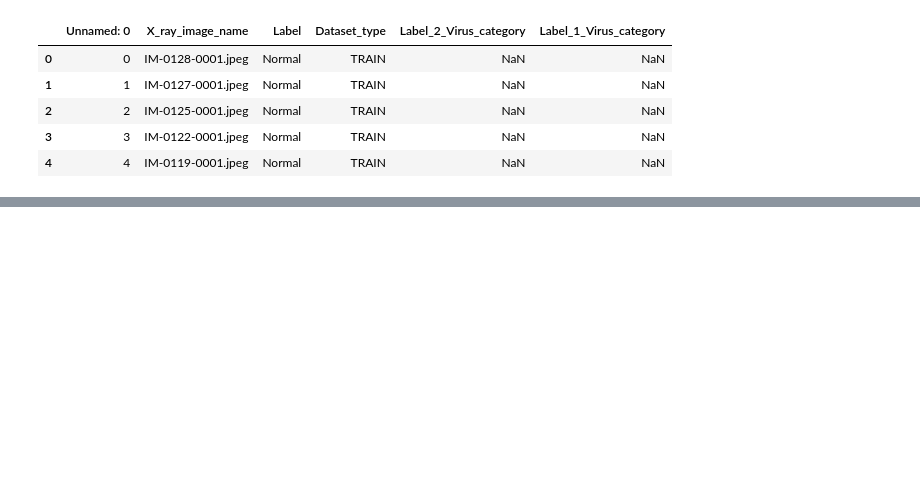
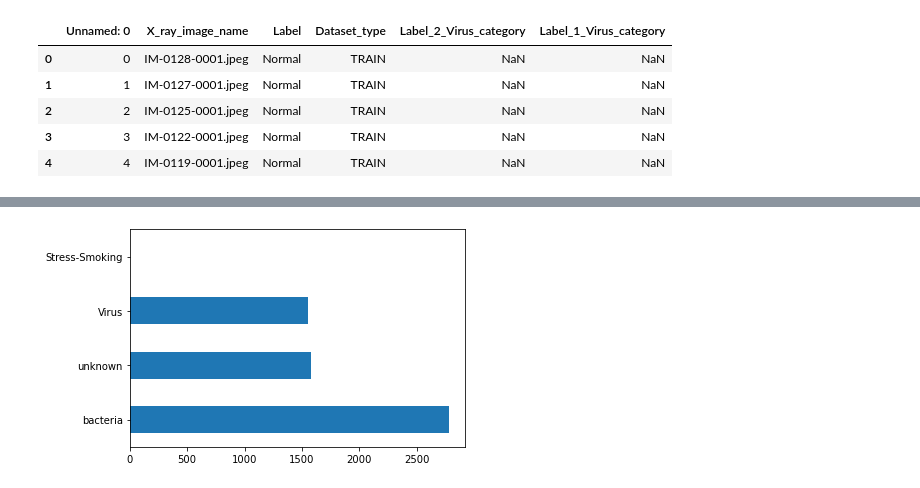
Before and after one commit to archeltaneka/stanford-xcs229ii-project, a Jupyter notebook: project_playground.ipynb, the cells around one changed output, grey strips where cells are left out. Saved outputs shown, nothing was run; the diff lists cells and outputs as text; code cells hidden in the pictures; blank space fills up the shorter version.

Commit message:
feat: added EDA (Exploratory Data Analysis) and data preparation

```diff
--- a/project_playground.ipynb
+++ b/project_playground.ipynb
@@ -13,8 +15,13 @@ from torchvision.transforms import ToTensor
 import matplotlib.pyplot as plt
 import seaborn as sns
 %matplotlib inline
+# %%
+root_dir = './data/'
+img_path = root_dir + 'Coronahack-Chest-XRay-Dataset/Coronahack-Chest-XRay-Dataset/'
+train_dir = img_path + 'train'
+test_dir = img_path + 'test'
 # %%
-metadata = pd.read_csv(path/'Chest_xray_Corona_Metadata.csv')
+metadata = pd.read_csv(os.path.join(root_dir, 'Chest_xray_Corona_Metadata.csv'))
 metadata.head()
 # %% [output]
 |  | Unnamed: 0 | X_ray_image_name | Label | Dataset_type | Label_2_Virus_category | Label_1_Virus_category |
@@ -25,0 +56,4 @@ metadata.head()
+# %%
+# replace those empty values by a default value
+metadata = metadata.fillna(value='unknown')
+metadata.isnull().sum()
@@ -25,0 +68,7 @@ metadata.head()
+# %%
+virus_category_1 = metadata['Label_1_Virus_category'].value_counts()
+virus_category_1.plot(kind='barh')
+
+plt.show()
+# %% [output]
+[figure, added]
```
Also changed, not shown: parts of 19 cells of this notebook.
